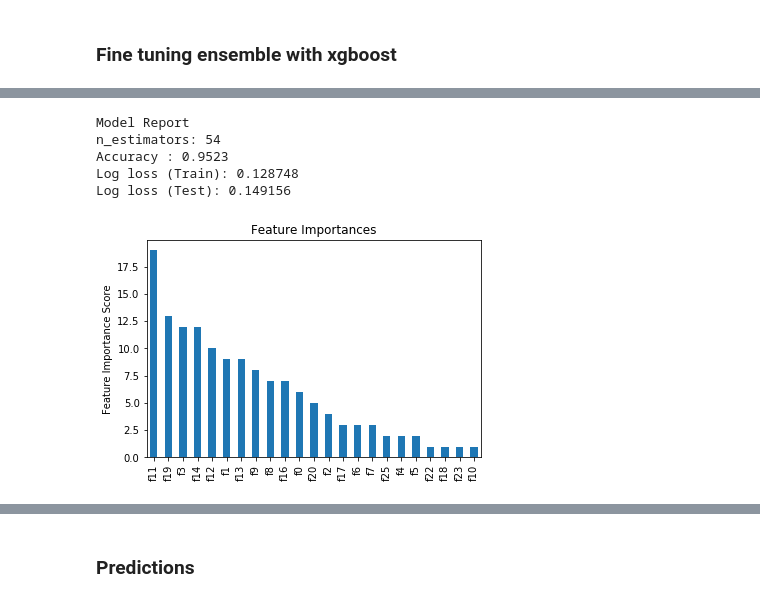
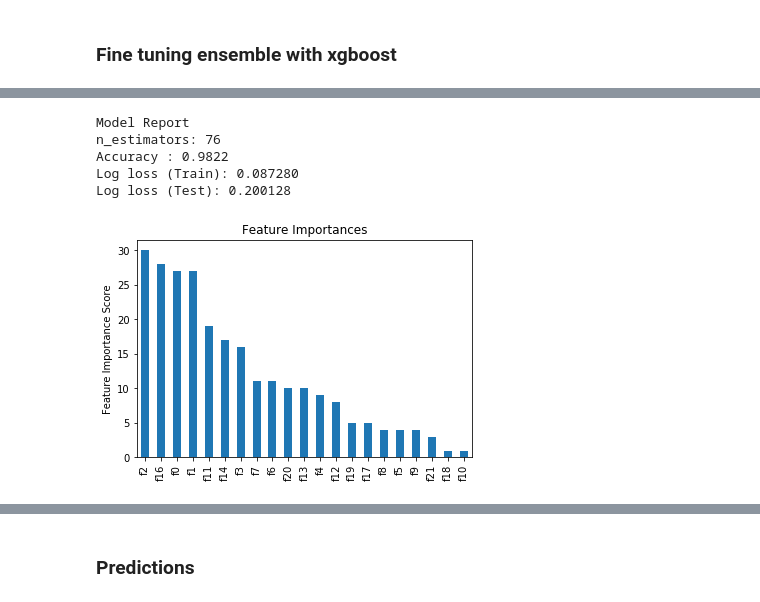
Before and after one commit to MarekKZielinski/Statoil-C-CORE-Iceberg-Classifier-Challenge, a Jupyter notebook: Iceberg-notebook.ipynb, the cells around one changed output, grey strips where cells are left out. Drawn from its saved outputs; the diff is of its cells as text; code cells hidden in the pictures.

```diff
--- a/Iceberg-notebook.ipynb
+++ b/Iceberg-notebook.ipynb
@@ -983,6 +1014,6 @@ xgb1 = xgb.XGBClassifier(
  nthread=8,
  scale_pos_weight=1,
  seed=27)
-modelfit(xgb1, ensemble_val, y_val['is_iceberg'], ensemble_train, y_train['is_iceberg'])
+modelfit(xgb1, ensemble_val_tune, y_val_tune['is_iceberg'], ensemble_val_test, y_val_test['is_iceberg'])
 # %% [output]
 Model Report
@@ -998,11 +1029,11 @@ param_test1 = {
  'max_depth':list(range(3,13,2)),
  'min_child_weight':list(range(1,10,2))
 }
-gsearch1 = GridSearchCV(estimator = xgb.XGBClassifier( learning_rate =0.1, n_estimators=33, max_depth=5,
+gsearch1 = GridSearchCV(estimator = xgb.XGBClassifier( learning_rate =0.1, n_estimators=82, max_depth=5,
  min_child_weight=1, gamma=0, subsample=0.8, colsample_bytree=0.8,
  objective= 'binary:logistic', nthread=8, scale_pos_weight=1, seed=random_seed),
  param_grid = param_test1, scoring='neg_log_loss',n_jobs=1,iid=False, cv=5, verbose=1)
-gsearch1.fit(ensemble_val,y_val['is_iceberg'].values)
+gsearch1.fit(ensemble_val_tune,y_val_tune['is_iceberg'].values)
 gsearch1.grid_scores_, gsearch1.best_params_, gsearch1.best_score_
 # %% [output]
 Fitting 5 folds for each of 25 candidates, totalling 125 fits
@@ -1029,11 +1060,11 @@ param_test2 = {
  'max_depth':[2,3,4],
  'min_child_weight':[2.5,3,3.5,6.5,7,7.5]
 }
-gsearch2 = GridSearchCV(estimator = xgb.XGBClassifier( learning_rate =0.1, n_estimators=33, max_depth=3,
- min_child_weight=7, gamma=0, subsample=0.8, colsample_bytree=0.8,
+gsearch2 = GridSearchCV(estimator = xgb.XGBClassifier( learning_rate =0.1, n_estimators=82, max_depth=3,
+ min_child_weight=3, gamma=0, subsample=0.8, colsample_bytree=0.8,
  objective= 'binary:logistic', nthread=8, scale_pos_weight=1, seed=random_seed),
  param_grid = param_test2, scoring='neg_log_loss',n_jobs=1,iid=False, cv=5, verbose=1)
-gsearch2.fit(ensemble_val,y_val['is_iceberg'].values)
+gsearch2.fit(ensemble_val_tune,y_val_tune['is_iceberg'].values)
 gsearch2.grid_scores_, gsearch2.best_params_, gsearch2.best_score_
 # %% [output]
 Fitting 5 folds for each of 18 candidates, totalling 90 fits
@@ -1062,11 +1093,11 @@ Fitting 5 folds for each of 18 candidates, totalling 90 fits
 param_test3 = {
  'gamma':[i/20.0 for i in range(0,30)]
 }
-gsearch3 = GridSearchCV(estimator = xgb.XGBClassifier( learning_rate =0.1, n_estimators=35, max_depth=2,
- min_child_weight=3.5, gamma=0, subsample=0.8, colsample_bytree=0.8,
+gsearch3 = GridSearchCV(estimator = xgb.XGBClassifier( learning_rate =0.1, n_estimators=82, max_depth=3,
+ min_child_weight=2.5, gamma=0, subsample=0.8, colsample_bytree=0.8,
  objective= 'binary:logistic', nthread=8, scale_pos_weight=1, seed=random_seed),
  param_grid = param_test3, scoring='neg_log_loss',n_jobs=1,iid=False, cv=5, verbose=1)
-gsearch3.fit(ensemble_val,y_val['is_iceberg'].values)
+gsearch3.fit(ensemble_val_tune,y_val_tune['is_iceberg'].values)
 gsearch3.grid_scores_, gsearch3.best_params_, gsearch3.best_score_
 # %% [output]
 Fitting 5 folds for each of 30 candidates, totalling 150 fits
@@ -1091,24 +1122,24 @@ Fitting 5 folds for each of 30 candidates, totalling 150 fits
 # %%
 xgb2 = xgb.XGBClassifier(
  learning_rate =0.1,
  n_estimators=1000,
- max_depth=2,
- min_child_weight=3.5,
- gamma=0.1,
+ max_depth=3,
+ min_child_weight=2.5,
+ gamma=0.0,
  subsample=0.8,
  colsample_bytree=0.8,
  objective= 'binary:logistic',
  nthread=8,
  scale_pos_weight=1,
  seed=27)
-modelfit(xgb2, ensemble_val, y_val['is_iceberg'],ensemble_train, y_train['is_iceberg'])
+modelfit(xgb2, ensemble_val_tune, y_val_tune['is_iceberg'],ensemble_val_test, y_val_test['is_iceberg'])
 # %% [output]
 Model Report
-n_estimators: 54
-Accuracy : 0.9523
-Log loss (Train): 0.128748
-Log loss (Test): 0.149156
+n_estimators: 76
+Accuracy : 0.9822
+Log loss (Train): 0.087280
+Log loss (Test): 0.200128
-[figure, old version]
+[figure, new version]
 # %%
 param_test4 = {
  'subsample':[i/10.0 for i in range(6,10)],
```
Also changed, not shown: parts of 45 cells of this notebook, 1 other file.
